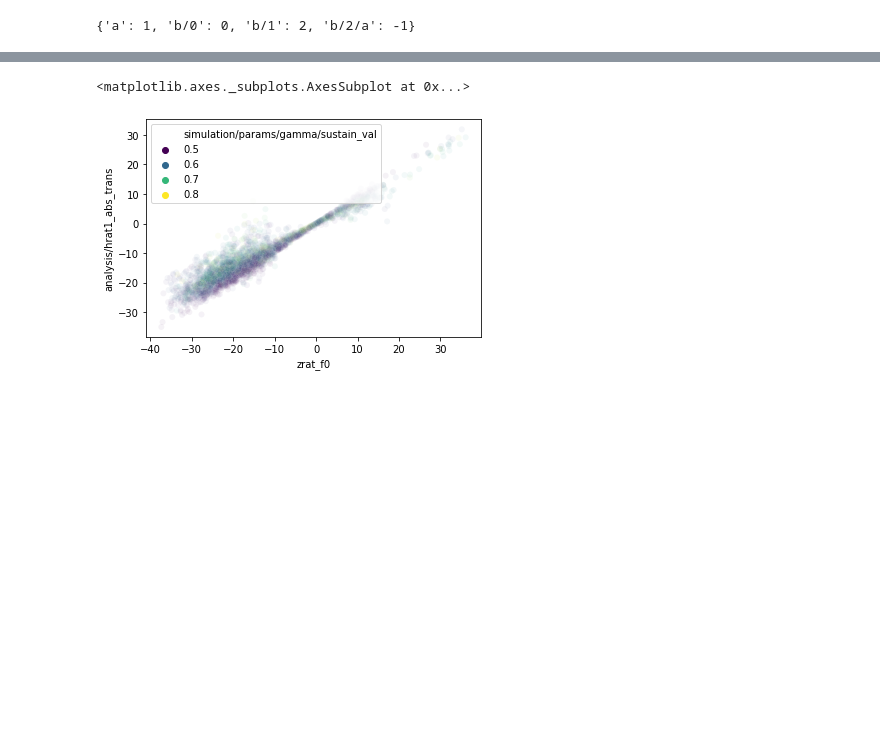
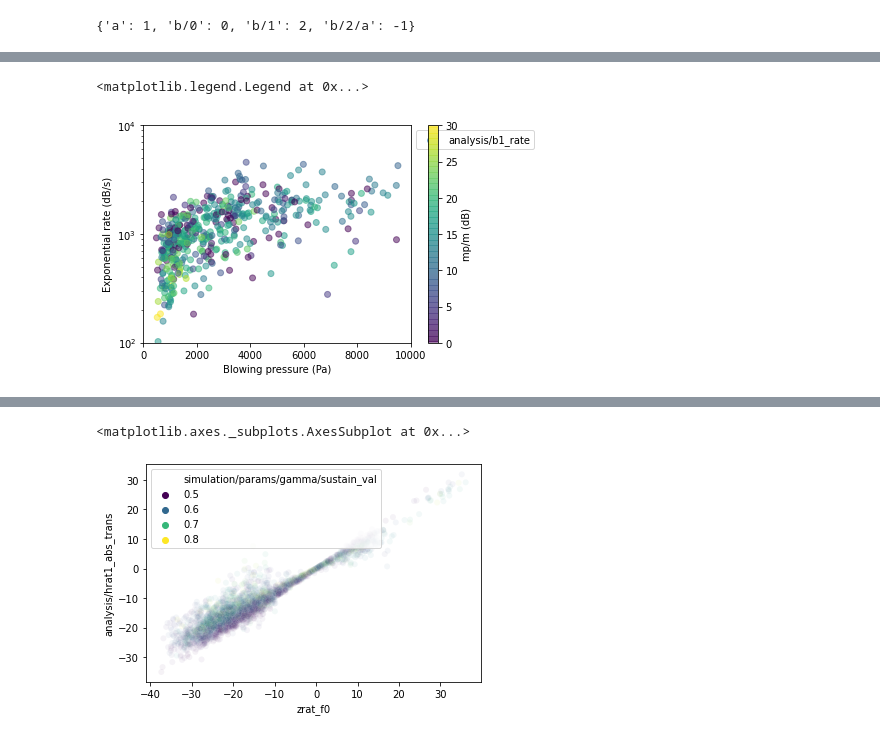
Before and after one commit to goiosunsw/vocalsims, a Jupyter notebook: projects/clarinet_vocal_tract/modal_simulations/Modal simulation stats and graphs from mongo extended pars.ipynb, the cells around one changed output, grey strips where cells are left out. Saved outputs shown, nothing was run; the diff lists cells and outputs as text; code cells hidden in the pictures; blank space fills up the shorter version.

```diff
--- a/projects/clarinet_vocal_tract/modal_simulations/Modal simulation stats and graphs from mongo extended pars.ipynb
+++ b/projects/clarinet_vocal_tract/modal_simulations/Modal simulation stats and graphs from mongo extended pars.ipynb
@@ -290,0 +292,30 @@ legend(loc='upper left',bbox_to_anchor=(1,1))
+# %%
+figure()
+
+rho=1.2
+c=345 #m/s
+k=4e3/1e-3 # Pa/m
+rb = 7.5e-3
+L=0.01 #m
+Zc = rho*c/(pi*rb**2)
+
+
+df2 = df1.sample(500)
+pm = 2/rho*(df2['simulation/params/gamma/sustain_val']*
+           df2['simulation/params/zeta'] *
+           k/L/Zc)**2
+
+plt.scatter(data=df2,c=-df2['analysis/hrat1_abs_trans'],
+                y='analysis/b1_rate',
+                x=pm,
+                alpha=.5,cmap='viridis',vmin=0,vmax=30)
+plt.colorbar(label='mp/m (dB)')
+yscale('log')
+ylabel('Exponential rate (dB/s)')
+xlabel('Blowing pressure (Pa)')
+xlim(0,10000)
+ylim(1e2,1e4)
+legend(loc='upper left',bbox_to_anchor=(1,1))
+# %% [output]
+<matplotlib.legend.Legend at 0x...>
+[figure, added]
```
Also changed, not shown: parts of 46 cells of this notebook, 36 other files.
